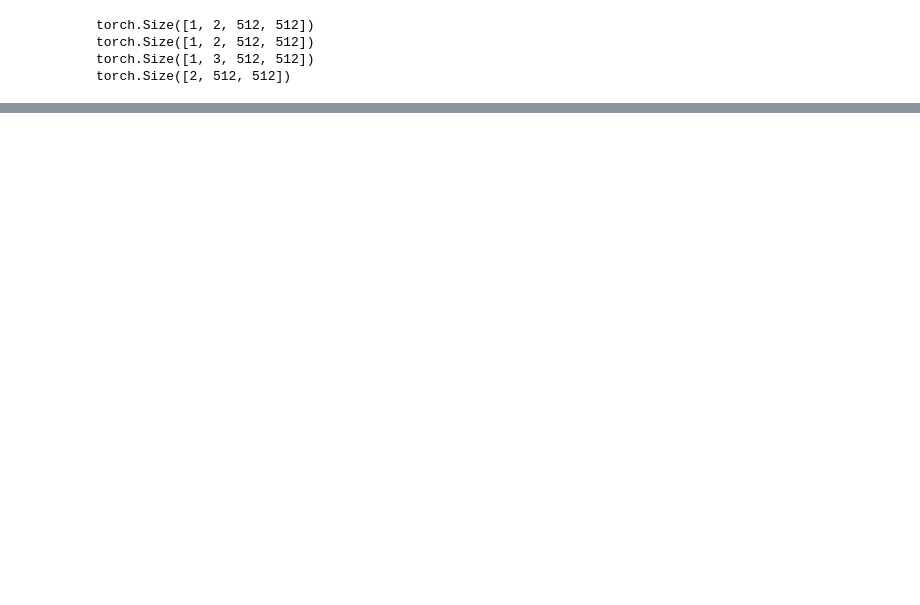
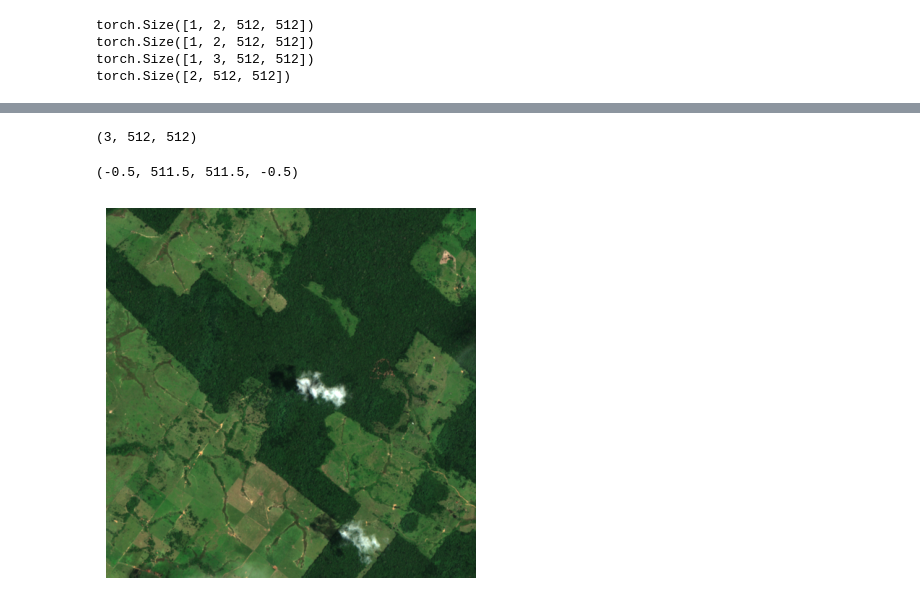
Before and after one commit to silekoch/Treetection, a Jupyter notebook: inspection.ipynb, the cells around one changed output, grey strips where cells are left out. Drawn from its saved outputs; the diff is of its cells as text; code cells hidden in the pictures; blank space fills up the shorter version.

```diff
--- a/inspection.ipynb
+++ b/inspection.ipynb
@@ -67,0 +74,9 @@ IoU Score: 0.5124863386154175
+# %%
+img = image.detach().cpu().numpy().squeeze()
+print(img.shape)
+plt.imshow(img.transpose(1, 2, 0))
+plt.axis('off')
+# %% [output]
+(3, 512, 512)
+(-0.5, 511.5, 511.5, -0.5)
+[figure, added]
```
Also changed, not shown: parts of 4 cells of this notebook, 1 other file.
